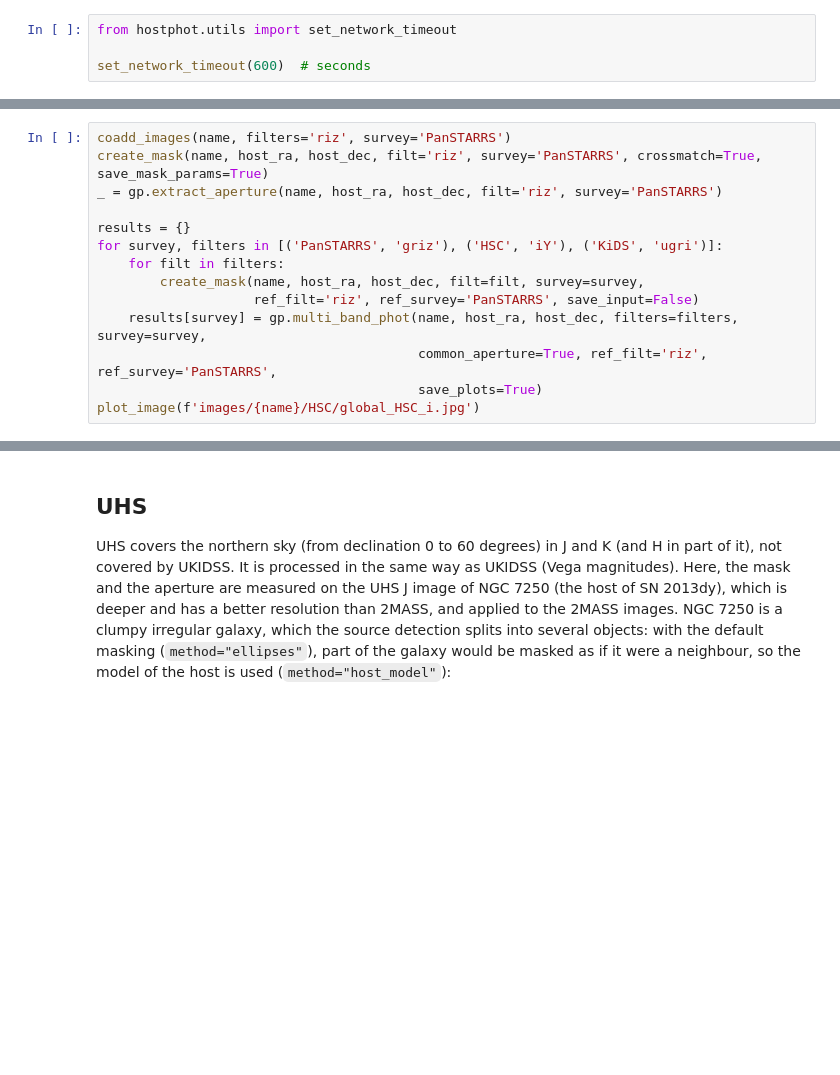
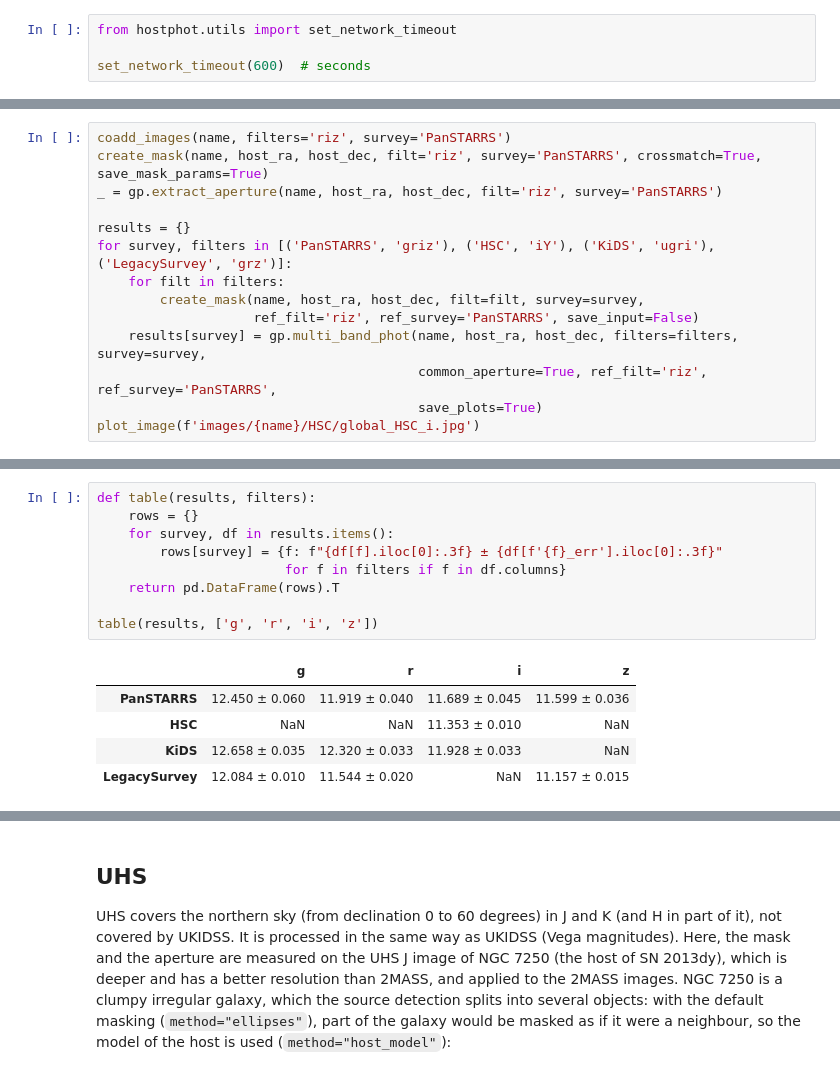
Before and after one commit to temuller/hostphot, a Jupyter notebook: docs/examples/new_surveys_example.ipynb, the cells around one changed output, grey strips where cells are left out. Drawn from its saved outputs; the diff is of its cells as text; blank space fills up the shorter version.

```diff
--- a/docs/examples/new_surveys_example.ipynb
+++ b/docs/examples/new_surveys_example.ipynb
@@ -48,7 +49,7 @@ create_mask(name, host_ra, host_dec, filt='riz', survey='PanSTARRS', crossmatch=
 _ = gp.extract_aperture(name, host_ra, host_dec, filt='riz', survey='PanSTARRS')
 
 results = {}
-for survey, filters in [('PanSTARRS', 'griz'), ('HSC', 'iY'), ('KiDS', 'ugri')]:
+for survey, filters in [('PanSTARRS', 'griz'), ('HSC', 'iY'), ('KiDS', 'ugri'), ('LegacySurvey', 'grz')]:
     for filt in filters:
         create_mask(name, host_ra, host_dec, filt=filt, survey=survey,
                     ref_filt='riz', ref_survey='PanSTARRS', save_input=False)
@@ -74 +79,16 @@ ErrorFloorWarning: KiDS i (Kron aperture): blank apertures of the size of the ap
 [figure]
+# %%
+def table(results, filters):
+    rows = {}
+    for survey, df in results.items():
+        rows[survey] = {f: f"{df[f].iloc[0]:.3f} ± {df[f'{f}_err'].iloc[0]:.3f}"
+                        for f in filters if f in df.columns}
+    return pd.DataFrame(rows).T
+
+table(results, ['g', 'r', 'i', 'z'])
+# %% [output]
+|  | g | r | i | z |
+| PanSTARRS | 12.450 ± 0.060 | 11.919 ± 0.040 | 11.689 ± 0.045 | 11.599 ± 0.036 |
+| HSC | NaN | NaN | 11.353 ± 0.010 | NaN |
+| KiDS | 12.658 ± 0.035 | 12.320 ± 0.033 | 11.928 ± 0.033 | NaN |
+| LegacySurvey | 12.084 ± 0.010 | 11.544 ± 0.020 | NaN | 11.157 ± 0.015 |
```
Also changed, not shown: parts of 9 cells of this notebook, 19 other files.
